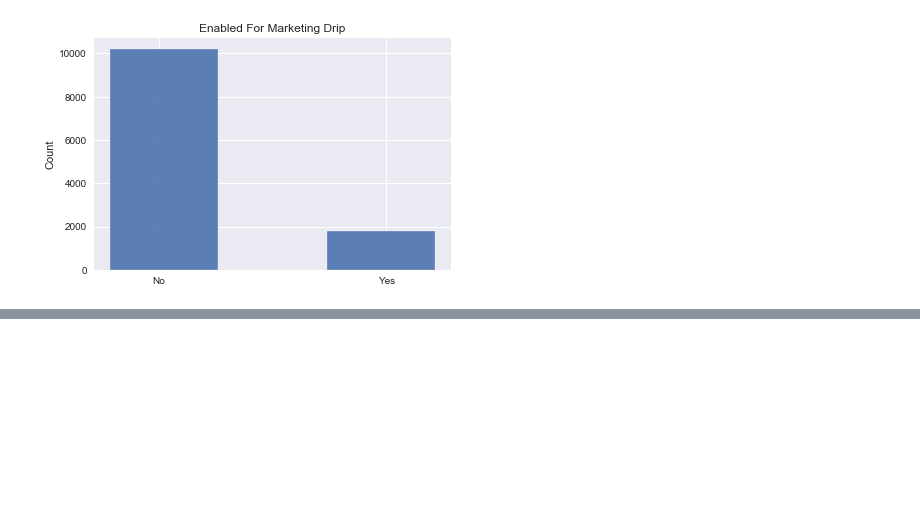
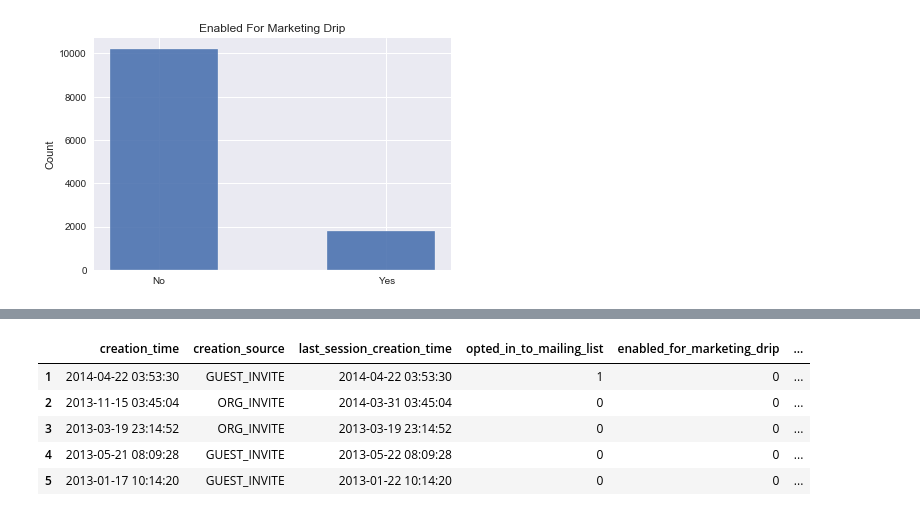
Before and after one commit to Tsolmon17/Springboard-Coursework, a Jupyter notebook: relax_challenge/relax-challenge.ipynb, the cells around one changed output, grey strips where cells are left out. Cells and saved outputs as stored; diff of their text form; code cells hidden in the pictures; blank space fills up the shorter version.

```diff
--- a/relax_challenge/relax-challenge.ipynb
+++ b/relax_challenge/relax-challenge.ipynb
@@ -332,0 +336,11 @@ Name: org_id, Length: 417, dtype: int64
+# %%
+pred_df = df.drop(['name', 'email'], axis=1)
+# %%
+pred_df.head()
+# %% [output]
+|  | creation_time | creation_source | last_session_creation_time | opted_in_to_mailing_list | enabled_for_marketing_drip | ... |
+| 1 | 2014-04-22 03:53:30 | GUEST_INVITE | 2014-04-22 03:53:30 | 1 | 0 | ... |
+| 2 | 2013-11-15 03:45:04 | ORG_INVITE | 2014-03-31 03:45:04 | 0 | 0 | ... |
+| 3 | 2013-03-19 23:14:52 | ORG_INVITE | 2013-03-19 23:14:52 | 0 | 0 | ... |
+| 4 | 2013-05-21 08:09:28 | GUEST_INVITE | 2013-05-22 08:09:28 | 0 | 0 | ... |
+| 5 | 2013-01-17 10:14:20 | GUEST_INVITE | 2013-01-22 10:14:20 | 0 | 0 | ... |
```
Also changed, not shown: parts of 5 cells of this notebook.
